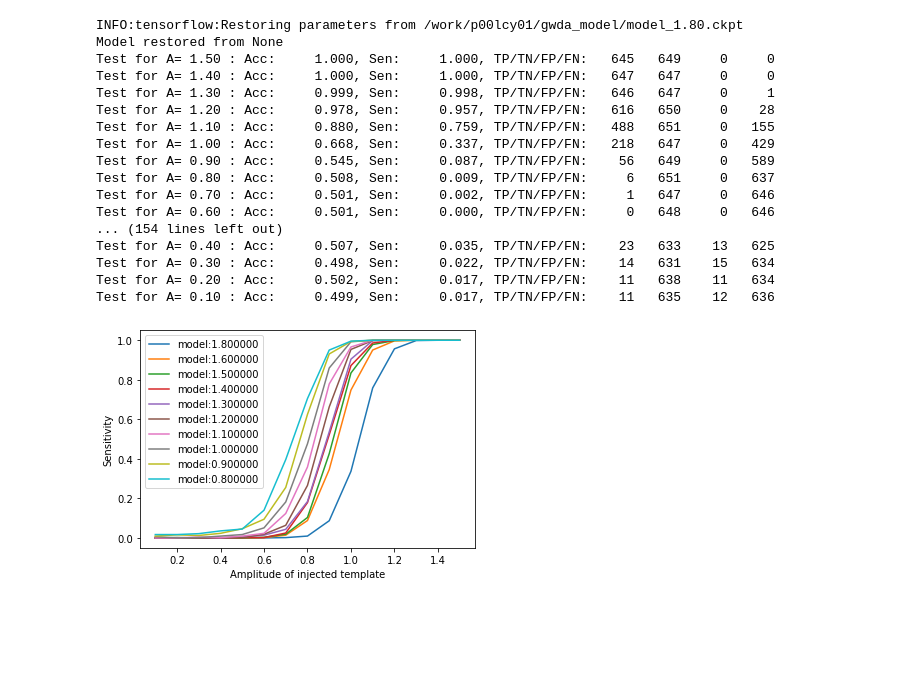
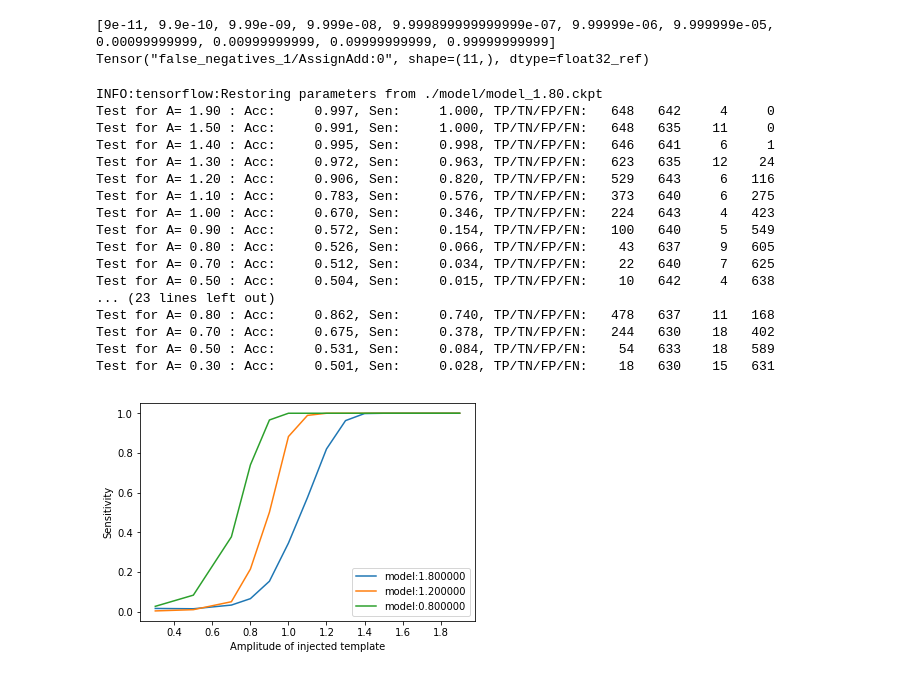
Before and after one commit to chunyulin/gwda, a Jupyter notebook: GWDA_detectNet.ipynb, the cells around one changed output. Cells and saved outputs as stored; diff of their text form; code cells hidden in the pictures; blank space fills up the shorter version.

```diff
--- a/GWDA_detectNet.ipynb
+++ b/GWDA_detectNet.ipynb
@@ -351,11 +131,9 @@ if 1:
 Local var size: 64.000 Bytes | Var # : 8
 # %%
-BATCH = 256
+BATCH = 128
 EPOCHS = 5000
 MONITOR = 10
 
 PATIENCE = 4
 TOLLERENCE = 1.e-8
 ##TOLLERENCE = 1.e-5
-
-GWdata = GWInject(H5_FILE)
@@ -373,15 +143,14 @@ LIN         et         gwda_model  lammps_bm  singularity     tb
 ##
 
 #ROOT_FOLDER = './model'
-ROOT_FOLDER = '/work/p00lcy01/gwda_model'
+ROOT_FOLDER = '/tmp/tf_tmp'
 
 #TEST_LIST = [1.8, 1.7, 1.6, 1.5, 1.4, 1.3, 1.2, 1.1, 1.0, 0.9, 0.8, 0.7, 0.6, 0.5, 0.4, 0.3, 0.2, 0.1, 0.0]
 TRAIN_A =   [2.0,1.6,1.4, 1.2, 1.1, 1.0, 0.9, 0.8, 0.75, 0.7, 0.65, 0.6, 0.55, 0.54, 0.53, 0.52, 0.51, 0.5]
 #TEST_LIST = [1.5, 1.4, 1.3, 1.2,1.1,1.0,0.9,0.8,0.7]
 #TRAIN_A =   [1.4,1.2,1.0,0.8]
 
-TRAIN_A =   [1.8, 1.6, 1.5, 1.4, 1.3, 1.2, 1.1, 1.0, 0.9, 0.8]
-
+TRAIN_A =   [1.8, 1.6, 1.4, 1.3, 1.2, 1.1, 1.0, 0.8]
 
 with tf.Session() as sess:
 
@@ -391,13 +160,11 @@ with tf.Session() as sess:
 
     #load_path = saver.restore(sess, "%s/model_%4.2f.ckpt" % (ROOT_FOLDER, 1.0 ) )
 
-
     fig0 = plt.figure() ## plt loss
 
     for amp in TRAIN_A:
         ## summarize to a new folder
         train_writer = tf.summary.FileWriter("%s/train_%4.2f" % (ROOT_FOLDER, amp ) )
-
         #train_writer.add_graph(tf.get_default_graph())
         #print('Saving graph to: %s' % ROOT_FOLDER)
 
@@ -481,15 +234,32 @@ Trainning for A= 1.800000 , dataset size: 4029
 KeyboardInterrupt:
 <Figure size 432x288 with 0 Axes>
+# %%
+####
+####  Just for testing
+####
+
+NUM_AUC=200000
+thres=[10**(-i)-(1e-11) for i in range(10,-1,-1)]
+print(thres)
+_, fna = tf.metrics.false_negatives_at_thresholds(labels=y, predictions=predict_prob,thresholds=thres)
+_, fpa = tf.metrics.false_positives_at_thresholds(labels=y, predictions=predict_prob,thresholds=thres)
+_, tna = tf.metrics.true_negatives_at_thresholds(labels=y, predictions=predict_prob,thresholds=thres)
+_, tpa = tf.metrics.true_positives_at_thresholds(labels=y, predictions=predict_prob,thresholds=thres)
+print (fna)
+# %% [output]
+[9e-11, 9.9e-10, 9.99e-09, 9.999e-08, 9.999899999999999e-07, 9.99999e-06, 9.999999e-05, 0.00099999999, 0.00999999999, 0.09999999999, 0.99999999999]
+Tensor("false_negatives_1/AssignAdd:0", shape=(11,), dtype=float32_ref)
 # %%
 ###
 ###  Testing...
 ###
 BATCH = 4096
-ROOT_FOLDER = '/work/p00lcy01/gwda_model'
+ROOT_FOLDER = './model'
 
-#TEST_LIST = [1.4, 1.2, 1.0, 0.9, 0.8, 0.7, 0.6, 0.5, 0.4, 0.3, 0.2, 0.1, 0.0]
-TRAIN_A =   [1.8, 1.6, 1.5, 1.4, 1.3, 1.2, 1.1, 1.0, 0.9, 0.8]
-TEST_LIST = [1.5,1.4, 1.3, 1.2,1.1,1.0,0.9,0.8,0.7,0.6,0.5,0.4,0.3,0.2,0.1]
+TRAIN_A = [1.0]
+TRAIN_A =   [1.8, 1.2, 0.8]
+TEST_LIST = [1.9, 1.5, 1.4, 1.3, 1.2,1.1,1.0,0.9,0.8,0.7,0.5,0.3]
+
 
 with tf.Session() as sess:
 
@@ -501,57 +271,56 @@ with tf.Session() as sess:
     for m in TRAIN_A:
         #try:
         load_path = saver.restore(sess, "%s/model_%4.2f.ckpt" % (ROOT_FOLDER, m ) )
-        print("Model restored from %s" % load_path )
         #except:
         ##    continue
 
         gacc=[]
         gsen=[]
 
 
         for amp in TEST_LIST:
             sess.run(tf.local_variables_initializer())
 
             X, Y  = GWdata.get_shifted_test_set(A=amp)
             Xts, _, Yts, _ = train_test_split(X, Y, test_size=0.01, shuffle=True, random_state=None)
             i=int(np.random.random()* int(len(Xts)/BATCH) )
             xbatch = Xts[i*BATCH:(i+1)*BATCH, :]
             ybatch = Yts[i*BATCH:(i+1)*BATCH, :]
             #Xts, Yts   = GWdata.get_shifted_test_set(A=amp, shift=2000)
 
             acc, sen, ttp, ttn, tfp, tfn = sess.run([accuracy, sensitivity, tp, tn, fp, fn ],
                                                           feed_dict={ x: xbatch, y: ybatch })
             gsen.append(sen)
             gacc.append(acc)
             print("Test for A= %4.2f : Acc: %9.3f, Sen: %9.3f, TP/TN/FP/FN: %5d %5d %5d %5d "
                   % (amp, acc, sen, ttp, ttn, tfp, tfn) )
 
         plt.plot(TEST_LIST, gsen, label="model:%f"%m)
 
     plt.xlabel("Amplitude of injected template")
     plt.ylabel("Sensitivity")
     plt.legend()
     #plt.show()
     plt.savefig("infer.png")
 # %% [output]
-INFO:tensorflow:Restoring parameters from /work/p00lcy01/gwda_model/model_1.80.ckpt
-Model restored from None
-Test for A= 1.50 : Acc:     1.000, Sen:     1.000, TP/TN/FP/FN:   645   649     0     0
-Test for A= 1.40 : Acc:     1.000, Sen:     1.000, TP/TN/FP/FN:   647   647     0     0
-Test for A= 1.30 : Acc:     0.999, Sen:     0.998, TP/TN/FP/FN:   646   647     0     1
-Test for A= 1.20 : Acc:     0.978, Sen:     0.957, TP/TN/FP/FN:   616   650     0    28
-Test for A= 1.10 : Acc:     0.880, Sen:     0.759, TP/TN/FP/FN:   488   651     0   155
-Test for A= 1.00 : Acc:     0.668, Sen:     0.337, TP/TN/FP/FN:   218   647     0   429
-Test for A= 0.90 : Acc:     0.545, Sen:     0.087, TP/TN/FP/FN:    56   649     0   589
-Test for A= 0.80 : Acc:     0.508, Sen:     0.009, TP/TN/FP/FN:     6   651     0   637
-Test for A= 0.70 : Acc:     0.501, Sen:     0.002, TP/TN/FP/FN:     1   647     0   646
-Test for A= 0.60 : Acc:     0.501, Sen:     0.000, TP/TN/FP/FN:     0   648     0   646
-... (154 lines left out)
-Test for A= 0.40 : Acc:     0.507, Sen:     0.035, TP/TN/FP/FN:    23   633    13   625
-Test for A= 0.30 : Acc:     0.498, Sen:     0.022, TP/TN/FP/FN:    14   631    15   634
-Test for A= 0.20 : Acc:     0.502, Sen:     0.017, TP/TN/FP/FN:    11   638    11   634
-Test for A= 0.10 : Acc:     0.499, Sen:     0.017, TP/TN/FP/FN:    11   635    12   636
+INFO:tensorflow:Restoring parameters from ./model/model_1.80.ckpt
+Test for A= 1.90 : Acc:     0.997, Sen:     1.000, TP/TN/FP/FN:   648   642     4     0
+Test for A= 1.50 : Acc:     0.991, Sen:     1.000, TP/TN/FP/FN:   648   635    11     0
+Test for A= 1.40 : Acc:     0.995, Sen:     0.998, TP/TN/FP/FN:   646   641     6     1
+Test for A= 1.30 : Acc:     0.972, Sen:     0.963, TP/TN/FP/FN:   623   635    12    24
+Test for A= 1.20 : Acc:     0.906, Sen:     0.820, TP/TN/FP/FN:   529   643     6   116
+Test for A= 1.10 : Acc:     0.783, Sen:     0.576, TP/TN/FP/FN:   373   640     6   275
+Test for A= 1.00 : Acc:     0.670, Sen:     0.346, TP/TN/FP/FN:   224   643     4   423
+Test for A= 0.90 : Acc:     0.572, Sen:     0.154, TP/TN/FP/FN:   100   640     5   549
+Test for A= 0.80 : Acc:     0.526, Sen:     0.066, TP/TN/FP/FN:    43   637     9   605
+Test for A= 0.70 : Acc:     0.512, Sen:     0.034, TP/TN/FP/FN:    22   640     7   625
+Test for A= 0.50 : Acc:     0.504, Sen:     0.015, TP/TN/FP/FN:    10   642     4   638
+... (23 lines left out)
+Test for A= 0.80 : Acc:     0.862, Sen:     0.740, TP/TN/FP/FN:   478   637    11   168
+Test for A= 0.70 : Acc:     0.675, Sen:     0.378, TP/TN/FP/FN:   244   630    18   402
+Test for A= 0.50 : Acc:     0.531, Sen:     0.084, TP/TN/FP/FN:    54   633    18   589
+Test for A= 0.30 : Acc:     0.501, Sen:     0.028, TP/TN/FP/FN:    18   630    15   631
-[figure, old version]
+[figure, new version]
 # %%
 ###
 ###  Testing real data...
```
Also changed, not shown: parts of 14 cells of this notebook, 9 other files.
